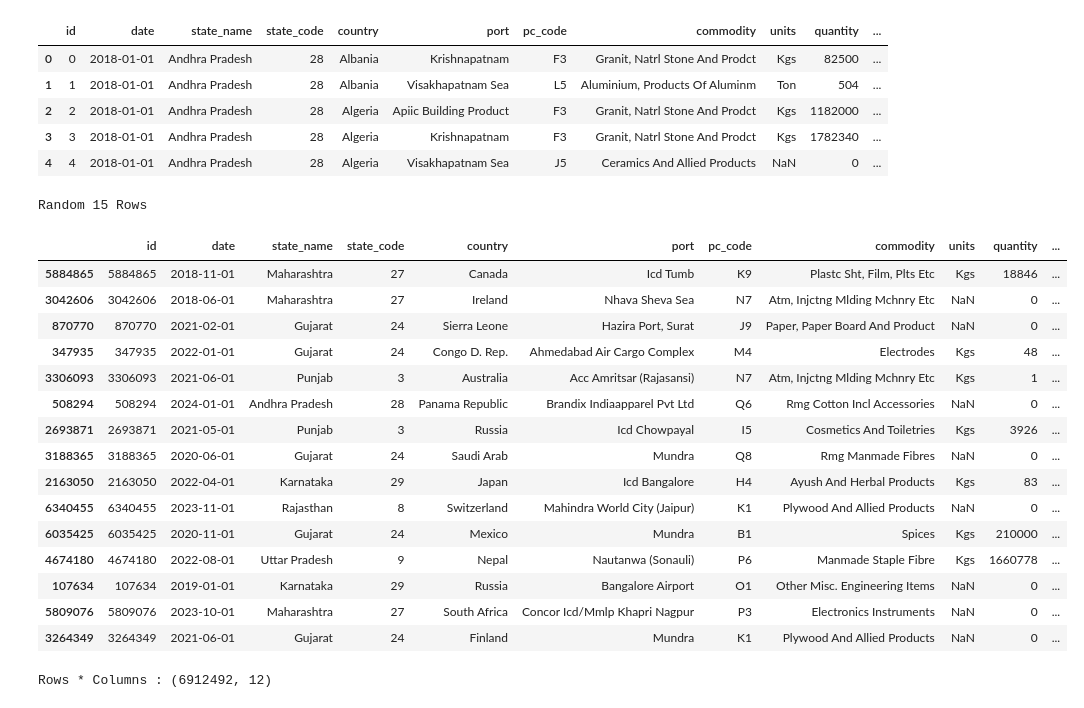
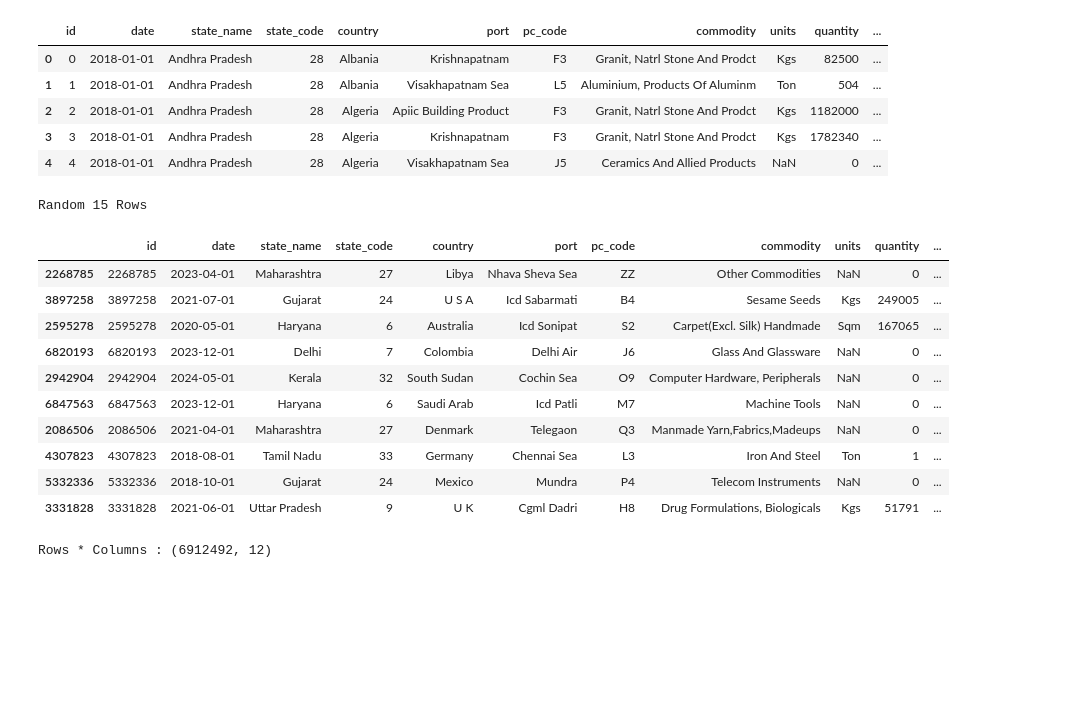
Before and after one commit to karunyajayaraman/India-Port-Level-Export-Analytics, a Jupyter notebook: India_Port_Level_Export_Analytics_2018_2024.ipynb, the cells around one changed output. Cells and saved outputs as stored; diff of their text form; code cells hidden in the pictures; blank space fills up the shorter version.

```diff
--- a/India_Port_Level_Export_Analytics_2018_2024.ipynb
+++ b/India_Port_Level_Export_Analytics_2018_2024.ipynb
@@ -87,25 +101,20 @@ First 5 Rows
 # %%
 #Display Random Data
 print('Random 15 Rows\n')
-df.sample(15)
+df.sample(10)
 # %% [output]
 Random 15 Rows
 |  | id | date | state_name | state_code | country | port | pc_code | commodity | units | quantity | ... |
-| 5884865 | 5884865 | 2018-11-01 | Maharashtra | 27 | Canada | Icd Tumb | K9 | Plastc Sht, Film, Plts Etc | Kgs | 18846 | ... |
-| 3042606 | 3042606 | 2018-06-01 | Maharashtra | 27 | Ireland | Nhava Sheva Sea | N7 | Atm, Injctng Mlding Mchnry Etc | NaN | 0 | ... |
-| 870770 | 870770 | 2021-02-01 | Gujarat | 24 | Sierra Leone | Hazira Port, Surat | J9 | Paper, Paper Board And Product | NaN | 0 | ... |
-| 347935 | 347935 | 2022-01-01 | Gujarat | 24 | Congo D. Rep. | Ahmedabad Air Cargo Complex | M4 | Electrodes | Kgs | 48 | ... |
-| 3306093 | 3306093 | 2021-06-01 | Punjab | 3 | Australia | Acc Amritsar (Rajasansi) | N7 | Atm, Injctng Mlding Mchnry Etc | Kgs | 1 | ... |
-| 508294 | 508294 | 2024-01-01 | Andhra Pradesh | 28 | Panama Republic | Brandix Indiaapparel Pvt Ltd | Q6 | Rmg Cotton Incl Accessories | NaN | 0 | ... |
-| 2693871 | 2693871 | 2021-05-01 | Punjab | 3 | Russia | Icd Chowpayal | I5 | Cosmetics And Toiletries | Kgs | 3926 | ... |
-| 3188365 | 3188365 | 2020-06-01 | Gujarat | 24 | Saudi Arab | Mundra | Q8 | Rmg Manmade Fibres | NaN | 0 | ... |
-| 2163050 | 2163050 | 2022-04-01 | Karnataka | 29 | Japan | Icd Bangalore | H4 | Ayush And Herbal Products | Kgs | 83 | ... |
-| 6340455 | 6340455 | 2023-11-01 | Rajasthan | 8 | Switzerland | Mahindra World City (Jaipur) | K1 | Plywood And Allied Products | NaN | 0 | ... |
-| 6035425 | 6035425 | 2020-11-01 | Gujarat | 24 | Mexico | Mundra | B1 | Spices | Kgs | 210000 | ... |
-| 4674180 | 4674180 | 2022-08-01 | Uttar Pradesh | 9 | Nepal | Nautanwa (Sonauli) | P6 | Manmade Staple Fibre | Kgs | 1660778 | ... |
-| 107634 | 107634 | 2019-01-01 | Karnataka | 29 | Russia | Bangalore Airport | O1 | Other Misc. Engineering Items | NaN | 0 | ... |
-| 5809076 | 5809076 | 2023-10-01 | Maharashtra | 27 | South Africa | Concor Icd/Mmlp Khapri Nagpur | P3 | Electronics Instruments | NaN | 0 | ... |
-| 3264349 | 3264349 | 2021-06-01 | Gujarat | 24 | Finland | Mundra | K1 | Plywood And Allied Products | NaN | 0 | ... |
+| 2268785 | 2268785 | 2023-04-01 | Maharashtra | 27 | Libya | Nhava Sheva Sea | ZZ | Other Commodities | NaN | 0 | ... |
+| 3897258 | 3897258 | 2021-07-01 | Gujarat | 24 | U S A | Icd Sabarmati | B4 | Sesame Seeds | Kgs | 249005 | ... |
+| 2595278 | 2595278 | 2020-05-01 | Haryana | 6 | Australia | Icd Sonipat | S2 | Carpet(Excl. Silk) Handmade | Sqm | 167065 | ... |
+| 6820193 | 6820193 | 2023-12-01 | Delhi | 7 | Colombia | Delhi Air | J6 | Glass And Glassware | NaN | 0 | ... |
+| 2942904 | 2942904 | 2024-05-01 | Kerala | 32 | South Sudan | Cochin Sea | O9 | Computer Hardware, Peripherals | NaN | 0 | ... |
+| 6847563 | 6847563 | 2023-12-01 | Haryana | 6 | Saudi Arab | Icd Patli | M7 | Machine Tools | NaN | 0 | ... |
+| 2086506 | 2086506 | 2021-04-01 | Maharashtra | 27 | Denmark | Telegaon | Q3 | Manmade Yarn,Fabrics,Madeups | NaN | 0 | ... |
+| 4307823 | 4307823 | 2018-08-01 | Tamil Nadu | 33 | Germany | Chennai Sea | L3 | Iron And Steel | Ton | 1 | ... |
+| 5332336 | 5332336 | 2018-10-01 | Gujarat | 24 | Mexico | Mundra | P4 | Telecom Instruments | NaN | 0 | ... |
+| 3331828 | 3331828 | 2021-06-01 | Uttar Pradesh | 9 | U K | Cgml Dadri | H8 | Drug Formulations, Biologicals | Kgs | 51791 | ... |
 # %%
 #shape of the DataFrame(Rows * Columns)
 print(f'Rows * Columns : {df.shape}')
```
Also changed, not shown: parts of 220 cells of this notebook.
